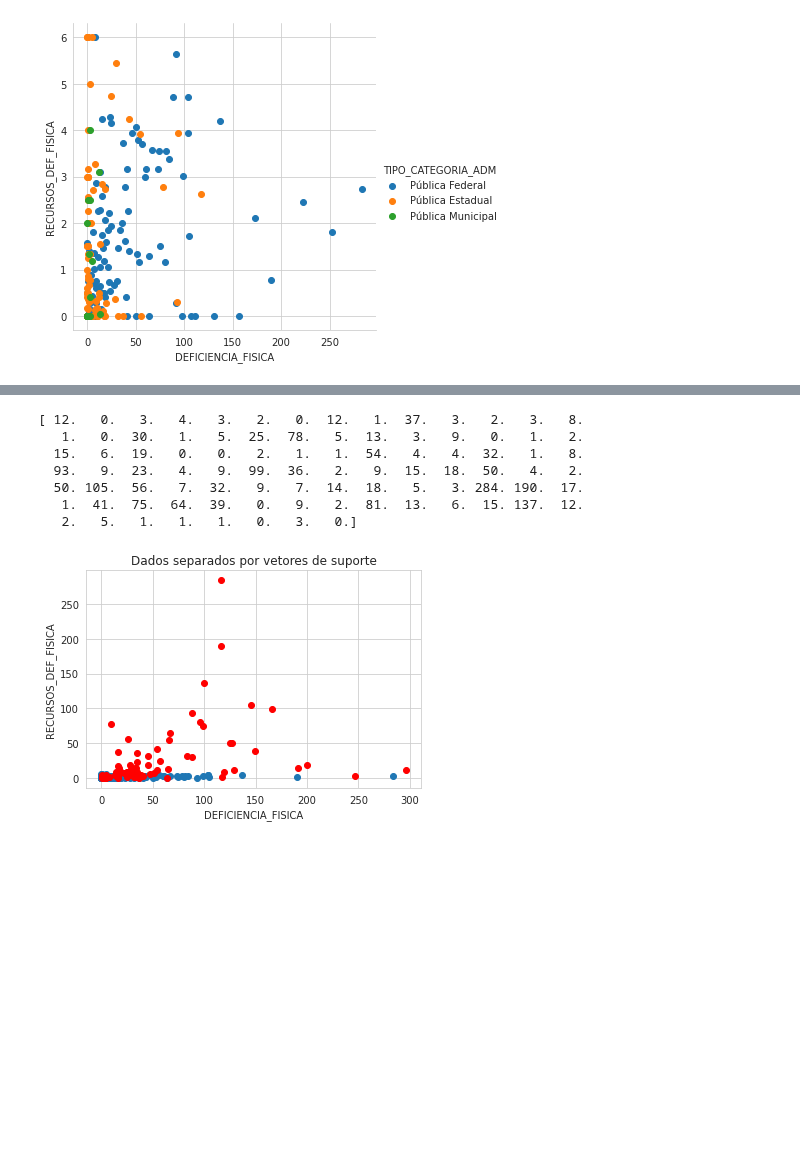
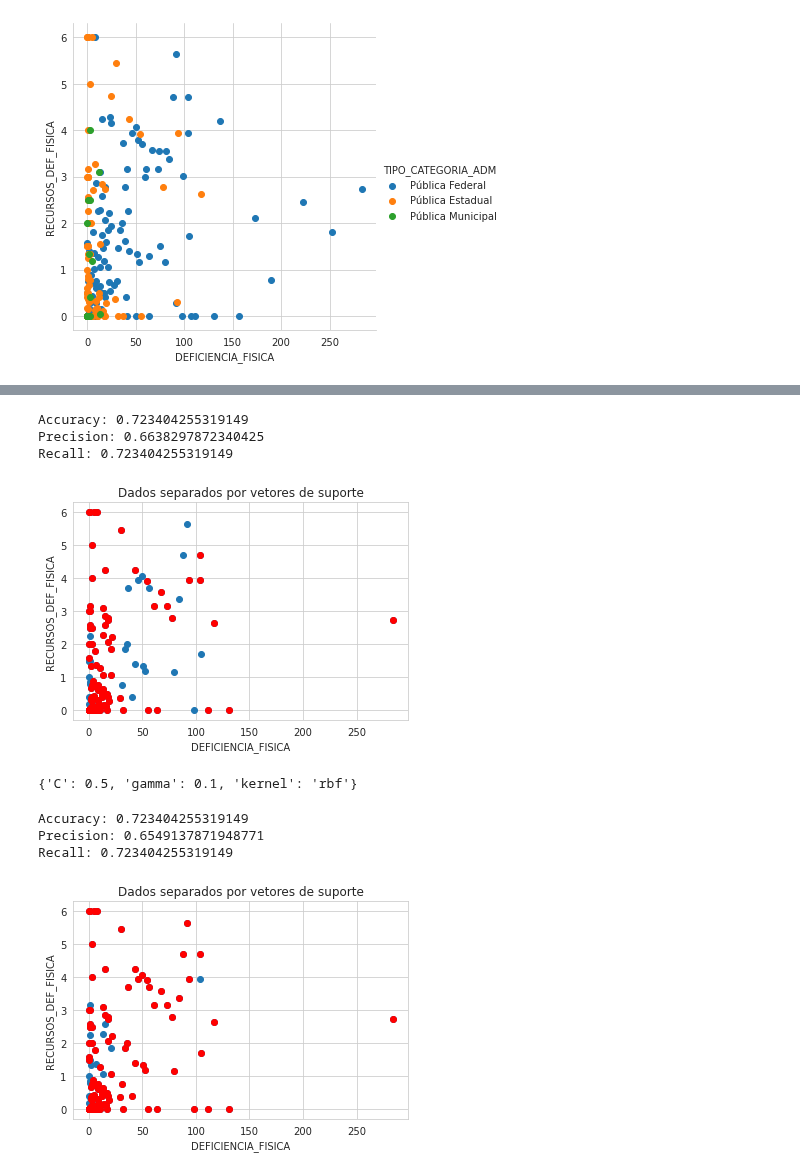
Before and after one commit to roxacarv/edulearn, a Jupyter notebook: classificação/classification.ipynb, the cells around one changed output, grey strips where cells are left out. Cells and saved outputs as stored; diff of their text form; code cells hidden in the pictures; blank space fills up the shorter version.

Commit message:
procurando o melhor gamma pro svm

```diff
--- a/classificação/classification.ipynb
+++ b/classificação/classification.ipynb
@@ -216,9 +234,9 @@ clf = svm.SVC(kernel='rbf')
 clf.fit(X_train, y_train)
 y_pred = clf.predict(X_test)
 
-#print("Accuracy:",metrics.accuracy_score(y_test, y_pred))
-#print("Precision:",metrics.precision_score(y_test, y_pred, average="weighted"))
-#print("Recall:",metrics.recall_score(y_test, y_pred, average="weighted"))
+print("Accuracy:",metrics.accuracy_score(y_test, y_pred))
+print("Precision:",metrics.precision_score(y_test, y_pred, average="weighted"))
+print("Recall:",metrics.recall_score(y_test, y_pred, average="weighted"))
 
 support_vector_indices = clf.support_
 #print(support_vector_indices)
@@ -234,11 +252,55 @@ plt.xlabel("DEFICIENCIA_FISICA")
 plt.ylabel("RECURSOS_DEF_FISICA")
 plt.show()
 # %% [output]
-[ 12.   0.   3.   4.   3.   2.   0.  12.   1.  37.   3.   2.   3.   8.
-   1.   0.  30.   1.   5.  25.  78.   5.  13.   3.   9.   0.   1.   2.
-  15.   6.  19.   0.   0.   2.   1.   1.  54.   4.   4.  32.   1.   8.
-  93.   9.  23.   4.   9.  99.  36.   2.   9.  15.  18.  50.   4.   2.
-  50. 105.  56.   7.  32.   9.   7.  14.  18.   5.   3. 284. 190.  17.
-   1.  41.  75.  64.  39.   0.   9.   2.  81.  13.   6.  15. 137.  12.
-   2.   5.   1.   1.   1.   0.   3.   0.]
+Accuracy: 0.723404255319149
+Precision: 0.6638297872340425
+Recall: 0.723404255319149
-[figure, old version]
+[figure, new version]
+# %%
+from sklearn.model_selection import GridSearchCV
+
+p_grid = [
+          {'C': [0.5, 1, 10, 100],
+           'gamma': ['scale', 1, 0.1, 0.01, 0.001, 0.0001],
+           'kernel': ['rbf']},
+]
+
+optimal = GridSearchCV(
+    svm.SVC(),
+    p_grid,
+    cv=5,
+    scoring='accuracy',
+    verbose=0
+)
+
+optimal.fit(X_train, y_train)
+print(optimal.best_params_)
+# %% [output]
+{'C': 0.5, 'gamma': 0.1, 'kernel': 'rbf'}
+# %%
+clf = svm.SVC(kernel='rbf', C=0.5, gamma=0.1)
+clf.fit(X_train, y_train)
+y_pred = clf.predict(X_test)
+
+print("Accuracy:",metrics.accuracy_score(y_test, y_pred))
+print("Precision:",metrics.precision_score(y_test, y_pred, average="weighted"))
+print("Recall:",metrics.recall_score(y_test, y_pred, average="weighted"))
+
+support_vector_indices = clf.support_
+#print(support_vector_indices)
+
+support_vector_classes = clf.n_support_
+#print(support_vector_classes)
+
+support_vectors = clf.support_vectors_
+plt.scatter(X_train["DEFICIENCIA_FISICA"], X_train["RECURSOS_DEF_FISICA"])
+plt.scatter(support_vectors[:,0], support_vectors[:,1], color="red")
+plt.title("Dados separados por vetores de suporte")
+plt.xlabel("DEFICIENCIA_FISICA")
+plt.ylabel("RECURSOS_DEF_FISICA")
+plt.show()
+# %% [output]
+Accuracy: 0.723404255319149
+Precision: 0.6549137871948771
+Recall: 0.723404255319149
+[figure, added]
```
Also changed, not shown: parts of 7 cells of this notebook.
